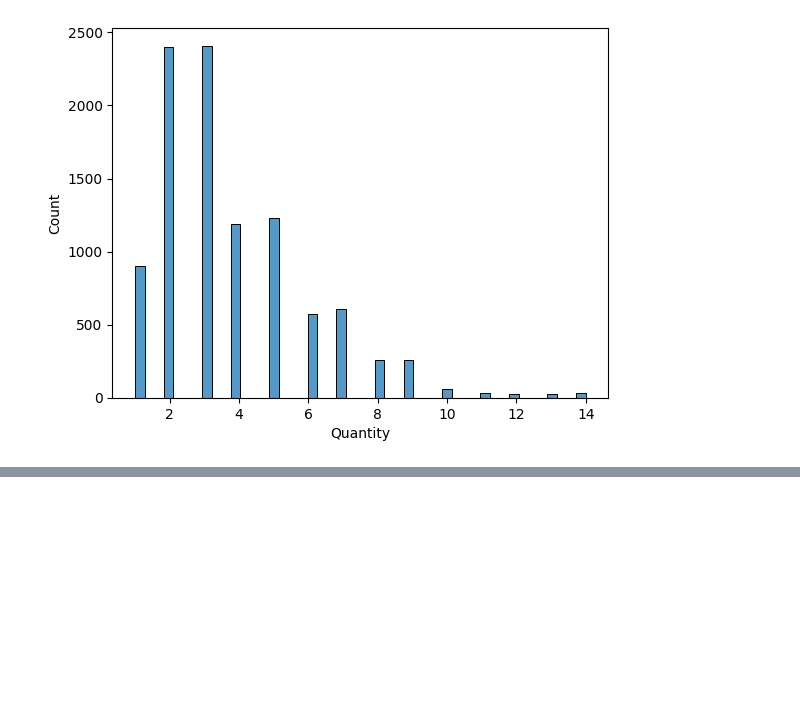
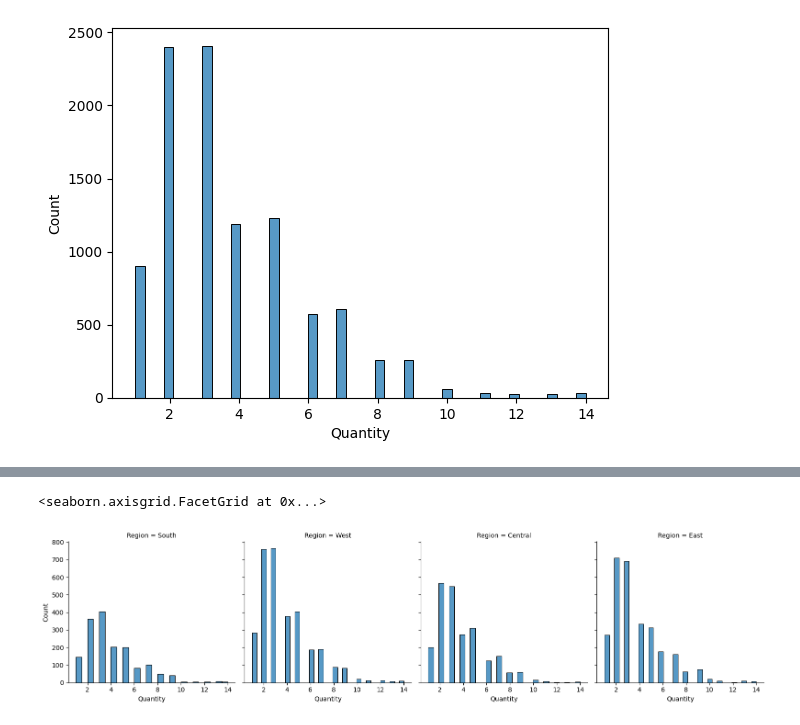
Before and after one commit to RaphaCosil/Tarefa1Estatistica, a Jupyter notebook: analysis.ipynb, the cells around one changed output, grey strips where cells are left out. Cells and saved outputs as stored; diff of their text form; code cells hidden in the pictures; blank space fills up the shorter version.

```diff
--- a/analysis.ipynb
+++ b/analysis.ipynb
@@ -58,0 +71,6 @@ sns.histplot(df_loja_base, x="Quantity")
+# %%
+histograma = sns.FacetGrid(df_loja_base, col='Region',height=4,col_wrap=4)
+histograma.map_dataframe(sns.histplot,x="Quantity")
+# %% [output]
+<seaborn.axisgrid.FacetGrid at 0x...>
+[figure, added]
```
Also changed, not shown: parts of 14 cells of this notebook.
